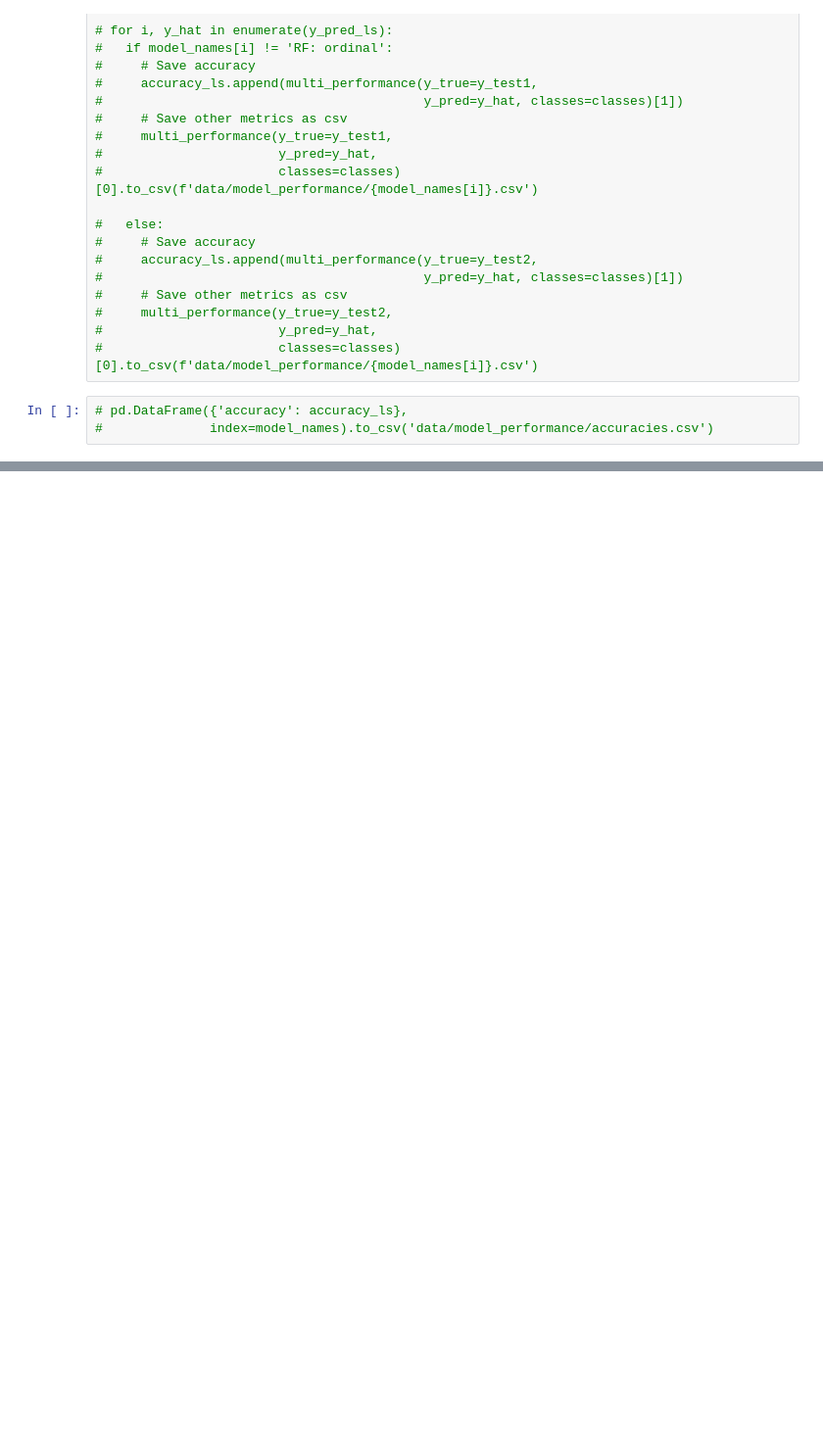
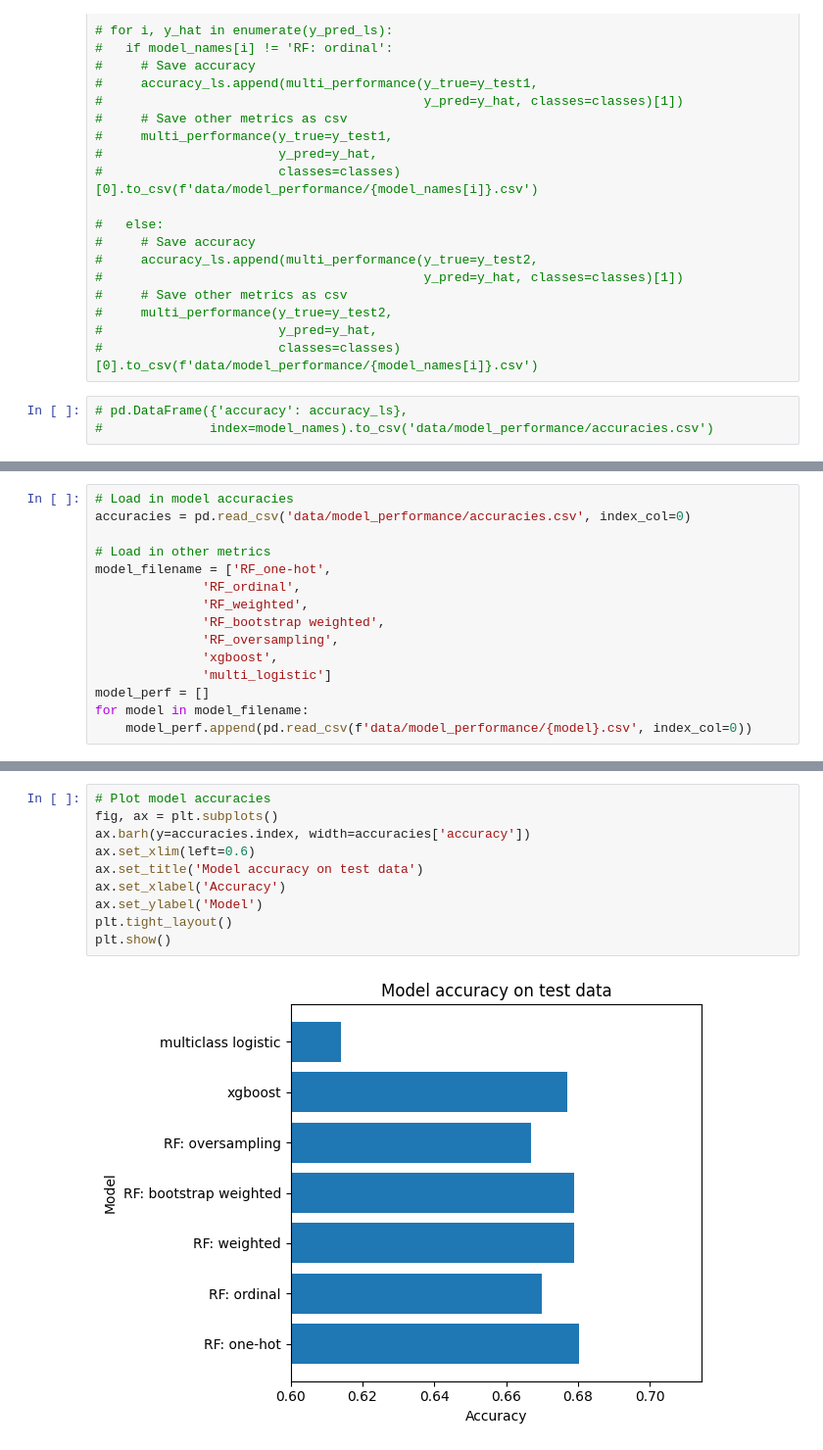
Before and after one commit to Matt2371/Toronto-Crimes, a Jupyter notebook: predictive_modeling.ipynb, the cells around one changed output, grey strips where cells are left out. Shown at 98% size. Cells and saved outputs as stored; diff of their text form; blank space fills up the shorter version.

Commit message:
Added plot to show overall performance

```diff
--- a/predictive_modeling.ipynb
+++ b/predictive_modeling.ipynb
@@ -453,0 +456,15 @@ Unfortunately, performance did not noticeably improve compared to the random for
+# %%
+# Load in model accuracies
+accuracies = pd.read_csv('data/model_performance/accuracies.csv', index_col=0)
+
+# Load in other metrics
+model_filename = ['RF_one-hot',
+              'RF_ordinal',
+              'RF_weighted',
+              'RF_bootstrap weighted',
+              'RF_oversampling',
+              'xgboost',
+              'multi_logistic']
+model_perf = []
+for model in model_filename:
+    model_perf.append(pd.read_csv(f'data/model_performance/{model}.csv', index_col=0))
@@ -453,0 +478,12 @@ Unfortunately, performance did not noticeably improve compared to the random for
+# %%
+# Plot model accuracies
+fig, ax = plt.subplots()
+ax.barh(y=accuracies.index, width=accuracies['accuracy'])
+ax.set_xlim(left=0.6)
+ax.set_title('Model accuracy on test data')
+ax.set_xlabel('Accuracy')
+ax.set_ylabel('Model')
+plt.tight_layout()
+plt.show()
+# %% [output]
+[figure, added]
```
Also changed, not shown: parts of 5 cells of this notebook.
